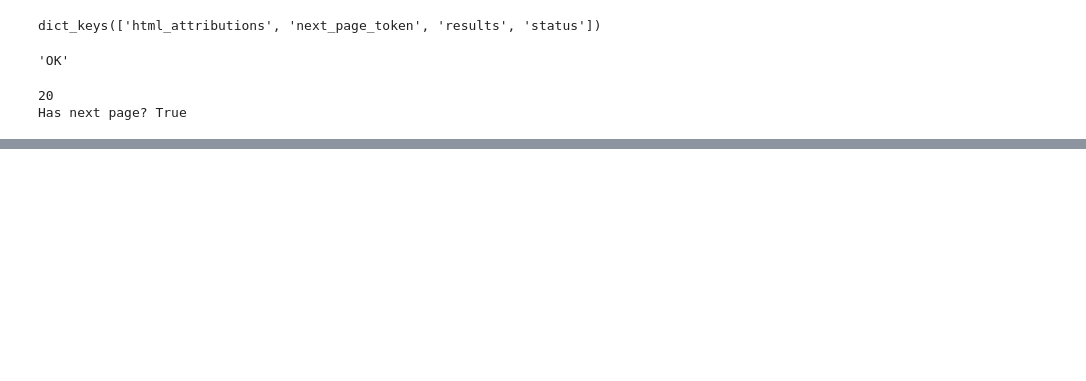
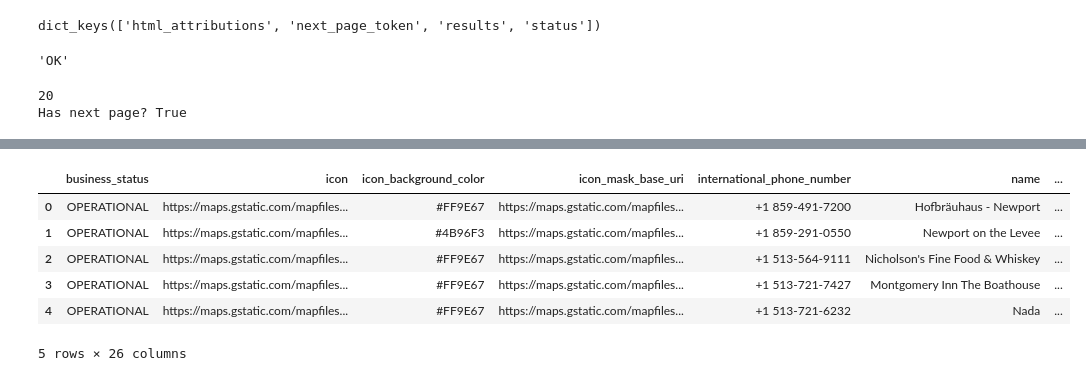
Before and after one commit to Brandon-m-Y/Dowtown_Location_Analytics, a Jupyter notebook: Restaraunt_Dist_Corr.ipynb, the cells around one changed output, grey strips where cells are left out. Cells and saved outputs as stored; diff of their text form; code cells hidden in the pictures; blank space fills up the shorter version.

```diff
--- a/Restaraunt_Dist_Corr.ipynb
+++ b/Restaraunt_Dist_Corr.ipynb
@@ -228,0 +247,6 @@ df.groupby("distance_band")["rating"].agg(["count", "mean"])
+# %%
+import pandas as pd
+
+df1 = pd.read_csv("places_restaurants_CincinnatiOH.csv")
+df2 = pd.read_csv("places_restaurants_hamiltonOH.csv")
+df3 = pd.read_csv("places_restaurants_WestchesterOH.csv")
@@ -228,0 +275,12 @@ df.groupby("distance_band")["rating"].agg(["count", "mean"])
+# %%
+combined_df = pd.concat([df1, df2, df3], ignore_index=True)
+
+combined_df.head()
+# %% [output]
+|  | business_status | icon | icon_background_color | icon_mask_base_uri | international_phone_number | name | ... |
+| 0 | OPERATIONAL | https://maps.gstatic.com/mapfiles... | #FF9E67 | https://maps.gstatic.com/mapfiles... | +1 859-491-7200 | Hofbräuhaus - Newport | ... |
+| 1 | OPERATIONAL | https://maps.gstatic.com/mapfiles... | #4B96F3 | https://maps.gstatic.com/mapfiles... | +1 859-291-0550 | Newport on the Levee | ... |
+| 2 | OPERATIONAL | https://maps.gstatic.com/mapfiles... | #FF9E67 | https://maps.gstatic.com/mapfiles... | +1 513-564-9111 | Nicholson's Fine Food & Whiskey | ... |
+| 3 | OPERATIONAL | https://maps.gstatic.com/mapfiles... | #FF9E67 | https://maps.gstatic.com/mapfiles... | +1 513-721-7427 | Montgomery Inn The Boathouse | ... |
+| 4 | OPERATIONAL | https://maps.gstatic.com/mapfiles... | #FF9E67 | https://maps.gstatic.com/mapfiles... | +1 513-721-6232 | Nada | ... |
+5 rows × 26 columns
```
Also changed, not shown: parts of 20 cells of this notebook, 7 other files.
